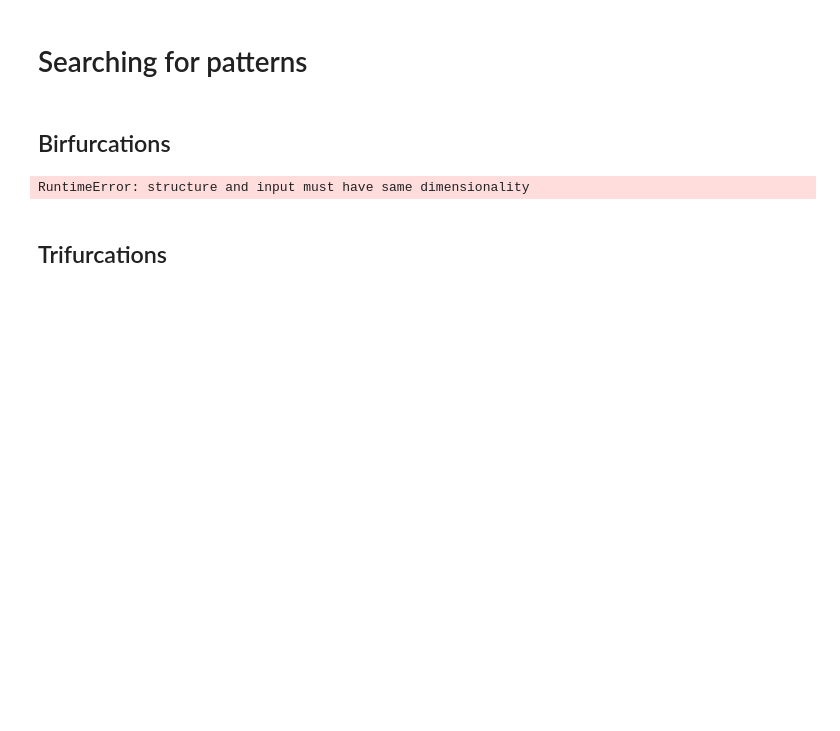
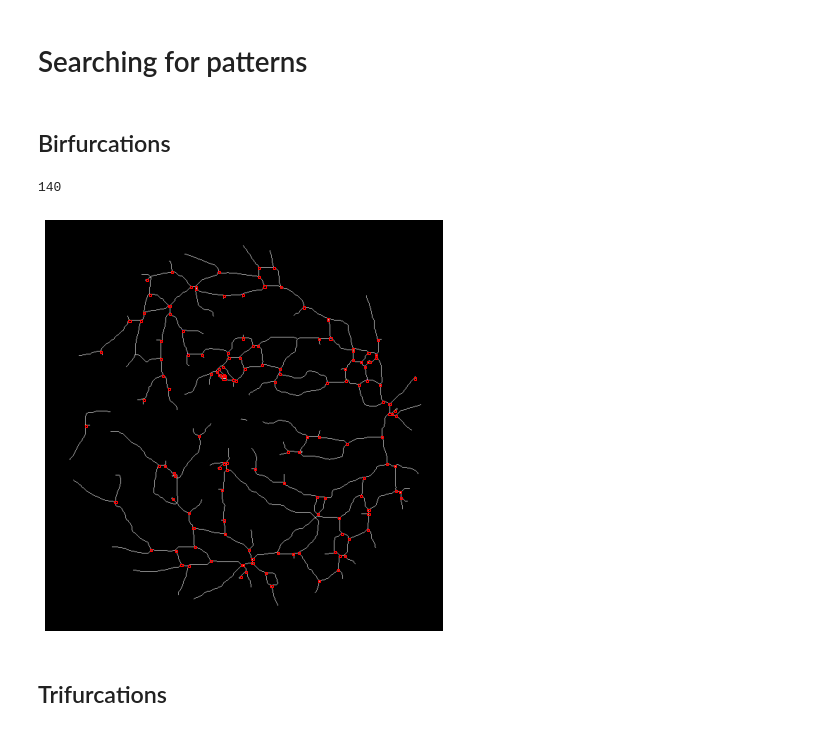
Before and after one commit to fadhelmurphy/Retina-research, a Jupyter notebook: note.ipynb, the cells around one changed output. Cells and saved outputs as stored; diff of their text form; code cells hidden in the pictures; blank space fills up the shorter version.

```diff
--- a/note.ipynb
+++ b/note.ipynb
@@ -13,6 +14,8 @@ from matplotlib import pyplot as plt
 # %%
-image_string = open('image/filled/24_bloodvessel.png', 'rb').read()
-img = Image.open(io.BytesIO(image_string))
+# image_string = open('image/filled/24_bloodvessel.png', 'rb').read()
+# img = Image.open(io.BytesIO(image_string))
+img = image = cv.imread('image/filled/21_bloodvessel.png')
+img = cv.cvtColor(img, cv.COLOR_BGR2GRAY)
 arr = np.asarray(img)
 plt.figure(figsize=(20,20))
 plt.imshow(img, cmap='gray')
@@ -152,35 +142,38 @@ for i, idx in enumerate(trifuractions_list):
 result = np.zeros(arr.shape)
 for bif in bifurcations_list:
     result = result + ndimage.binary_hit_or_miss((arr), bif).astype(np.int)
 # founded = np.where(result == 1)
 result=morphology.dilation(result)
 
 # remove artifacts connected to image border
 cleared = clear_border(result)
 
 # label image regions
 label_image = label(cleared)
 # to make the background transparent, pass the value of `bg_label`,
 # and leave `bg_color` as `None` and `kind` as `overlay`
 image_label_overlay = label2rgb(label_image, image=arr, bg_label=0)
 
-fig, ax = plt.subplots(figsize=(12, 12))
+fig, ax = plt.subplots(figsize=(6, 6))
 ax.imshow(image_label_overlay)
+
+print(np.max(label_image))
 
 for region in regionprops(label_image):
     # take regions with large enough areas
     if region.area >= 1:
         # draw rectangle around segmented coins
         minr, minc, maxr, maxc = region.bbox
         rect = mpatches.Rectangle((minc, minr), maxc - minc, maxr - minr,
                                   fill=False, edgecolor='red', linewidth=1)
         ax.add_patch(rect)
 
 ax.set_axis_off()
 plt.tight_layout()
 plt.show()
 # %% [output]
-RuntimeError: structure and input must have same dimensionality
+140
+[figure, added]
 # %% [markdown]
 ## Trifurcations
 # %%
```
Also changed, not shown: parts of 9 cells of this notebook, 2 other files.
